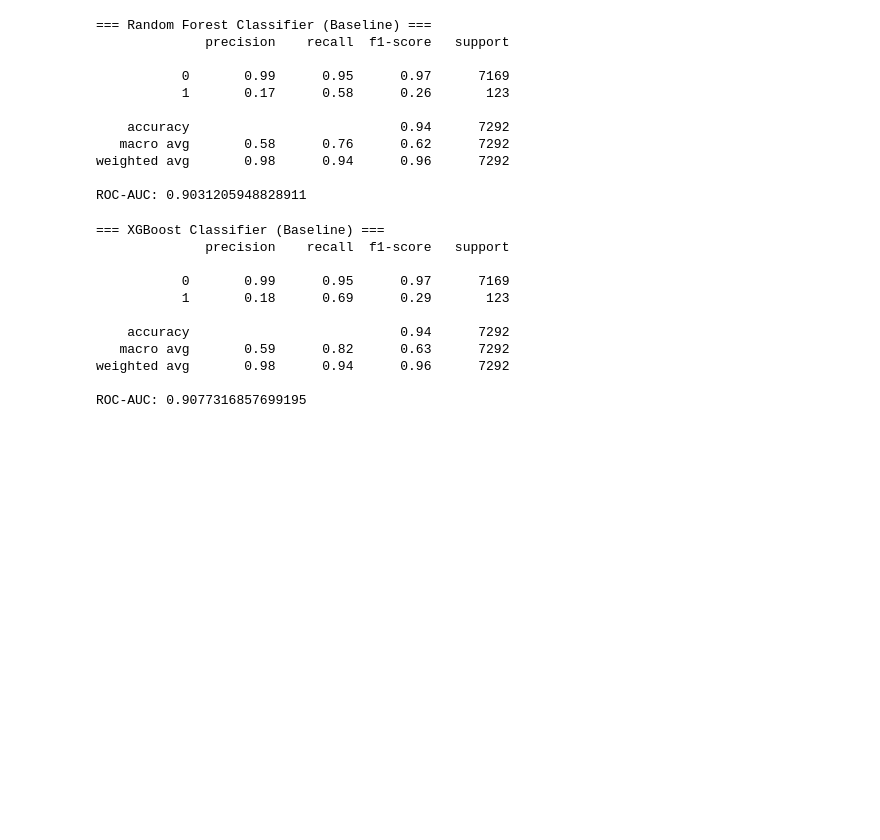
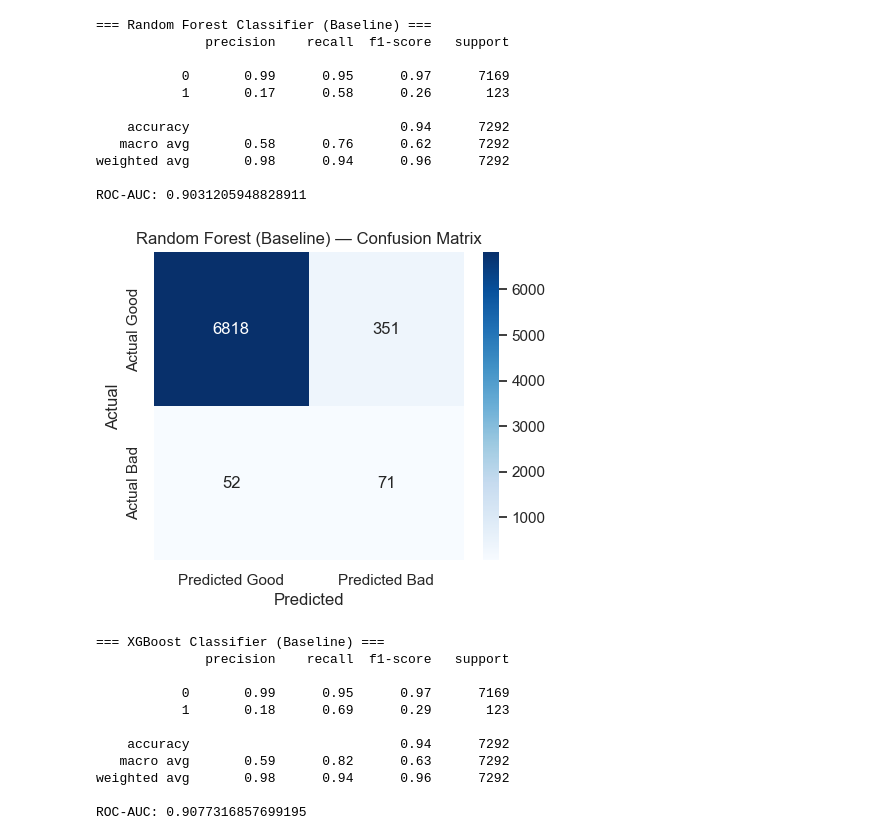
Before and after one commit to Rajabboev/hybrid_credit_risk_ML, a Jupyter notebook: Notebooks/hybrid_ml_credit_risk_16577.ipynb, the cells around one changed output. Cells and saved outputs as stored; diff of their text form; code cells hidden in the pictures; blank space fills up the shorter version.

```diff
--- a/Notebooks/hybrid_ml_credit_risk_16577.ipynb
+++ b/Notebooks/hybrid_ml_credit_risk_16577.ipynb
@@ -465,6 +484,10 @@ print("ROC-AUC:", roc_auc_score(y_test_c, y_proba_rf_base))
 weighted avg       0.98      0.94      0.96      7292
 
 ROC-AUC: 0.9031205948828911
+# %%
+plot_confusion(y_test_c, y_pred_rf_base, "Random Forest (Baseline) — Confusion Matrix")
+# %% [output]
+[figure, added]
 # %%
 # XG boost Classifier (baseline)
 # %%
```
Also changed, not shown: parts of 12 cells of this notebook.
